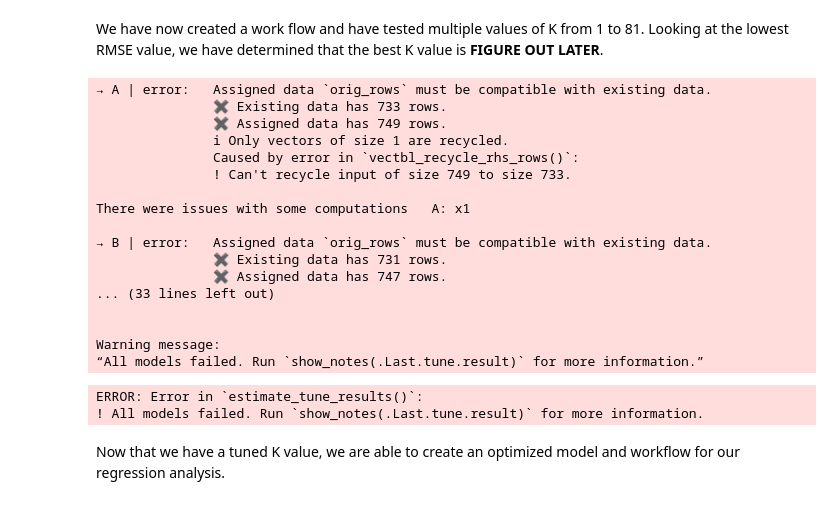
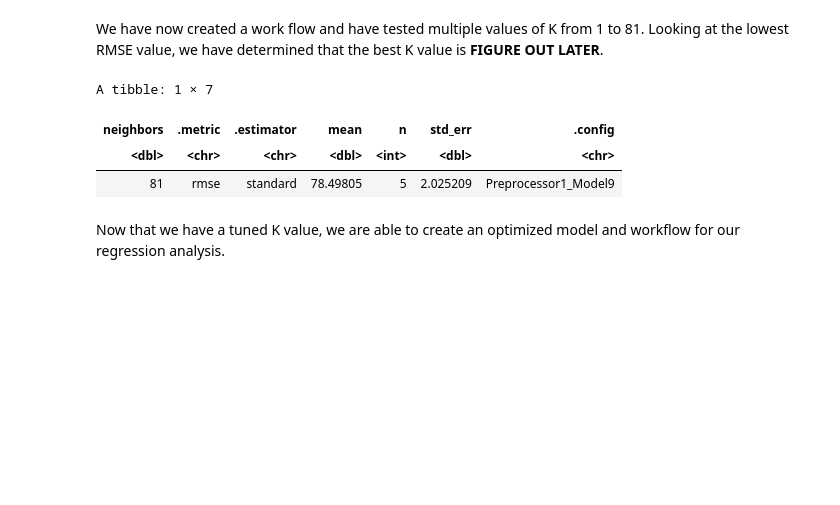
Before and after one commit to MLG0047/DSCI_100_Group_14, a Jupyter notebook: DSCI_100_006_14_Report.ipynb, the cells around one changed output. Saved outputs shown, nothing was run; the diff lists cells and outputs as text; code cells hidden in the pictures; blank space fills up the shorter version.

```diff
--- a/DSCI_100_006_14_Report.ipynb
+++ b/DSCI_100_006_14_Report.ipynb
@@ -153,38 +150,24 @@ We have now created a work flow and have tested multiple values of K from 1 to 8
 # %%
 set.seed(3636)
 ace_workflow<-workflow()|>
 add_recipe(ace_recipe)|>
 add_model(ace_spec)
 
 ace_gridvals<-tibble(neighbors=seq(from=1, to=81, by=10))
 
 ace_results<-ace_workflow|>
 tune_grid(resamples= ace_cv , grid=ace_gridvals)|>
 collect_metrics()
 
 ace_min<-ace_results |>
     filter(.metric == "rmse") |>
     slice_min(mean, n=1)
+ace_min
 # %% [output]
-→ A | error:   Assigned data `orig_rows` must be compatible with existing data.
-               ✖ Existing data has 733 rows.
-               ✖ Assigned data has 749 rows.
-               ℹ Only vectors of size 1 are recycled.
-               Caused by error in `vectbl_recycle_rhs_rows()`:
-               ! Can't recycle input of size 749 to size 733.
-
-There were issues with some computations   A: x1
-
-→ B | error:   Assigned data `orig_rows` must be compatible with existing data.
-               ✖ Existing data has 731 rows.
-               ✖ Assigned data has 747 rows.
-... (33 lines left out)
-
-
-Warning message:
-“All models failed. Run `show_notes(.Last.tune.result)` for more information.”
+A tibble: 1 × 7
-ERROR: Error in `estimate_tune_results()`:
-! All models failed. Run `show_notes(.Last.tune.result)` for more information.
+| neighbors | .metric | .estimator | mean | n | std_err | .config |
+| <dbl> | <chr> | <chr> | <dbl> | <int> | <dbl> | <chr> |
+| 81 | rmse | standard | 78.49805 | 5 | 2.025209 | Preprocessor1_Model9 |
 # %% [markdown]
 Now that we have a tuned K value, we are able to create an optimized model and workflow for our regression analysis.
 # %%
```
Also changed, not shown: parts of 6 cells of this notebook.
